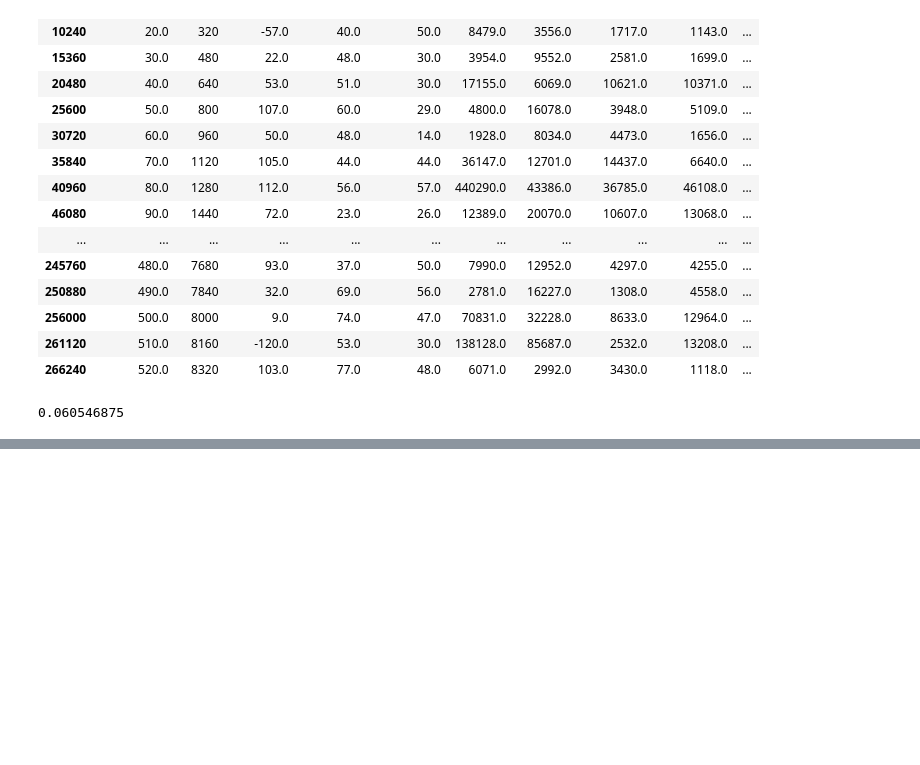
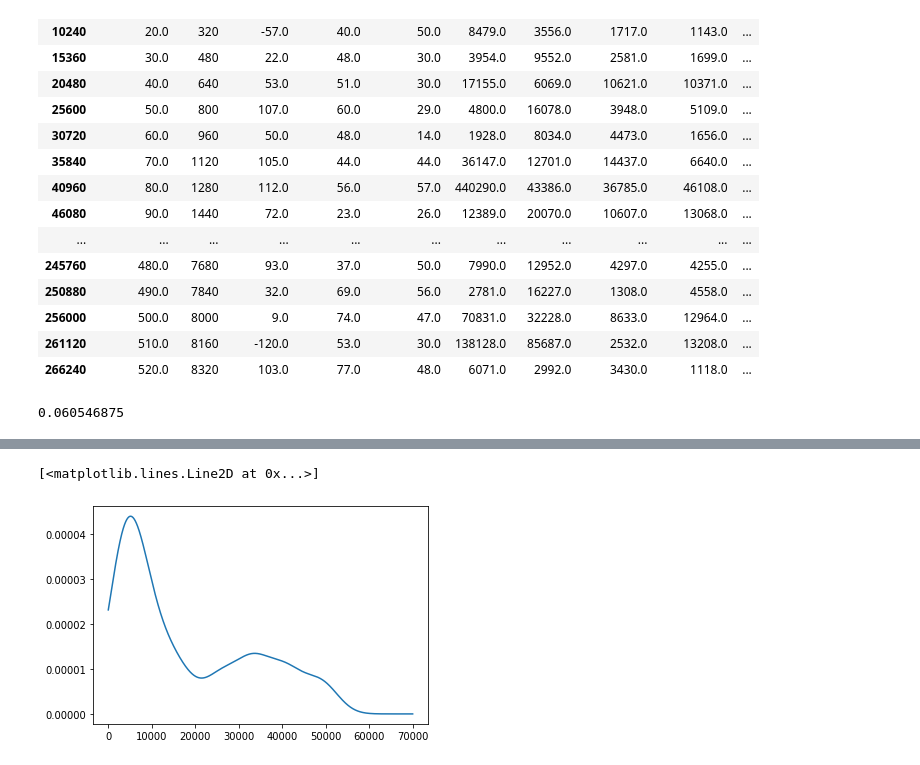
Before and after one commit to c1rowe/cogs189final, a Jupyter notebook: data_exploration.ipynb, the cells around one changed output, grey strips where cells are left out. Drawn from its saved outputs; the diff is of its cells as text; code cells hidden in the pictures; blank space fills up the shorter version.

```diff
--- a/data_exploration.ipynb
+++ b/data_exploration.ipynb
@@ -84,0 +157,9 @@ max(df[df['Epoch'] == 1]['Time:512Hz']) - min(df[df['Epoch'] == 1]['Time:512Hz']
+# %%
+density = stats.gaussian_kde(df.iloc[0:(512*30),6], bw_method='scott')
+# %%
+master_list = []
+
+for i in range(6,13):
+    print(i)
+    density = stats.gaussian_kde(df.iloc[0:(512*30),i], bw_method='scott')
+    mastdensity.pdf(range(75000))
@@ -84,0 +174,6 @@ max(df[df['Epoch'] == 1]['Time:512Hz']) - min(df[df['Epoch'] == 1]['Time:512Hz']
+# %%
+density_list = density.pdf(range(70000))
+plt.plot(density_list)
+# %% [output]
+[<matplotlib.lines.Line2D at 0x...>]
+[figure, added]
```
Also changed, not shown: parts of 15 cells of this notebook.
